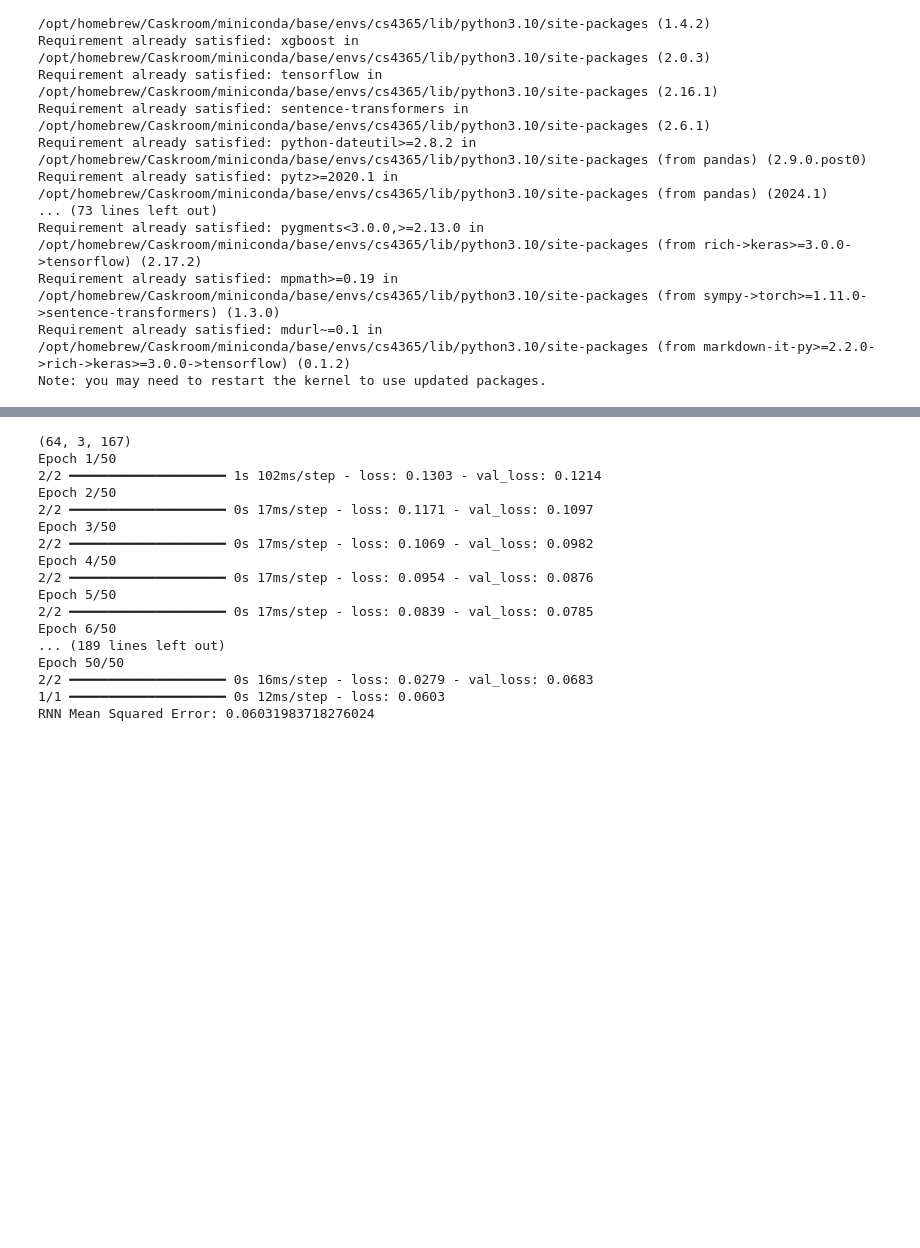
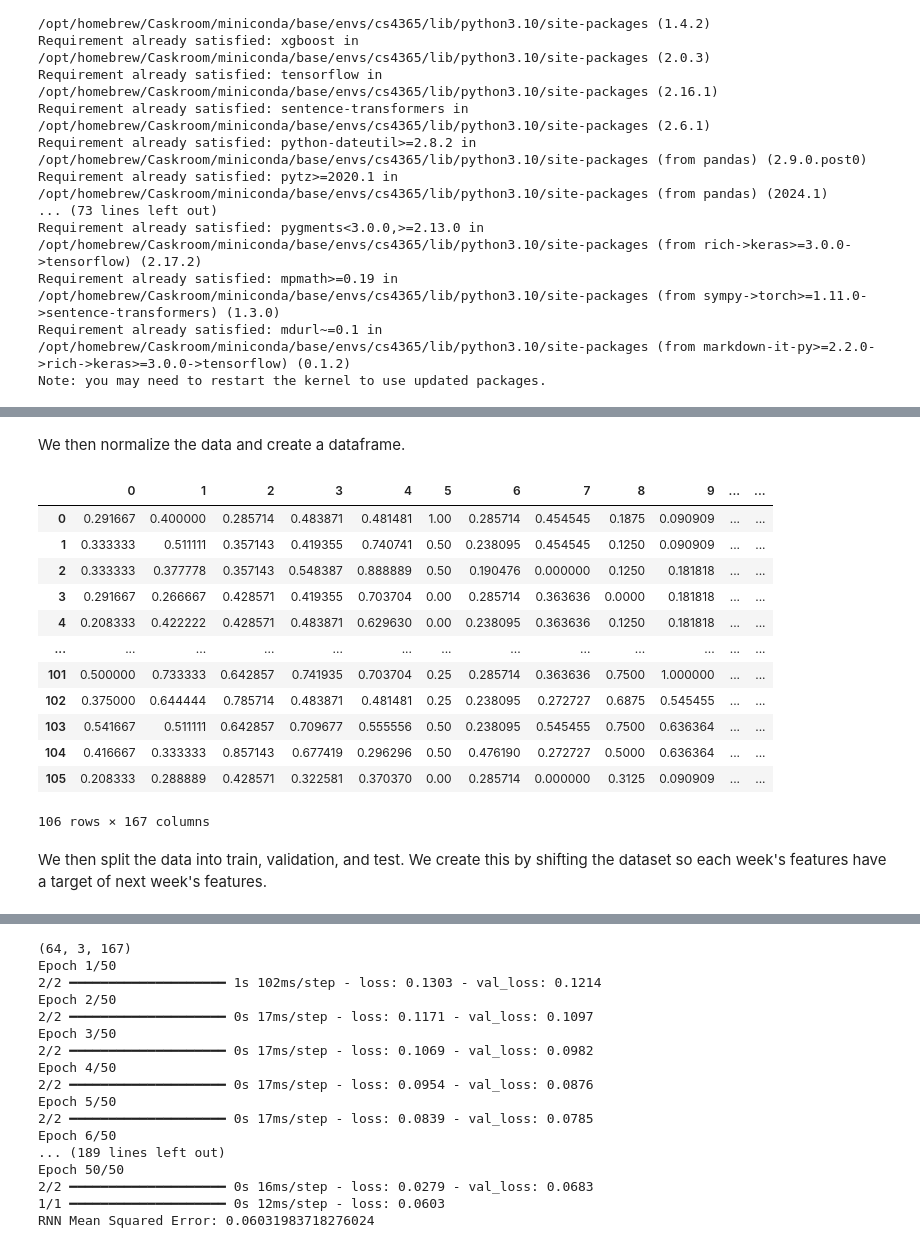
Before and after one commit to akaashdash/TrendCart, a Jupyter notebook: project.ipynb, the cells around one changed output, grey strips where cells are left out. Saved outputs shown, nothing was run; the diff lists cells and outputs as text; code cells hidden in the pictures; blank space fills up the shorter version.

```diff
--- a/project.ipynb
+++ b/project.ipynb
@@ -197 +89,28 @@ We then train several models to see which is best.
+# %% [markdown]
+We then normalize the data and create a dataframe.
+# %%
+# Normalize data
+scaler = MinMaxScaler()
+scaled_data = scaler.fit_transform(reshaped_data)
+
+# Create a DataFrame from the scaled data
+data = pd.DataFrame(scaled_data)
+
+data
+# %% [output]
+|  | 0 | 1 | 2 | 3 | 4 | 5 | 6 | 7 | 8 | 9 | ... | ... |
+| 0 | 0.291667 | 0.400000 | 0.285714 | 0.483871 | 0.481481 | 1.00 | 0.285714 | 0.454545 | 0.1875 | 0.090909 | ... | ... |
+| 1 | 0.333333 | 0.511111 | 0.357143 | 0.419355 | 0.740741 | 0.50 | 0.238095 | 0.454545 | 0.1250 | 0.090909 | ... | ... |
+| 2 | 0.333333 | 0.377778 | 0.357143 | 0.548387 | 0.888889 | 0.50 | 0.190476 | 0.000000 | 0.1250 | 0.181818 | ... | ... |
+| 3 | 0.291667 | 0.266667 | 0.428571 | 0.419355 | 0.703704 | 0.00 | 0.285714 | 0.363636 | 0.0000 | 0.181818 | ... | ... |
+| 4 | 0.208333 | 0.422222 | 0.428571 | 0.483871 | 0.629630 | 0.00 | 0.238095 | 0.363636 | 0.1250 | 0.181818 | ... | ... |
+| ... | ... | ... | ... | ... | ... | ... | ... | ... | ... | ... | ... | ... |
+| 101 | 0.500000 | 0.733333 | 0.642857 | 0.741935 | 0.703704 | 0.25 | 0.285714 | 0.363636 | 0.7500 | 1.000000 | ... | ... |
+| 102 | 0.375000 | 0.644444 | 0.785714 | 0.483871 | 0.481481 | 0.25 | 0.238095 | 0.272727 | 0.6875 | 0.545455 | ... | ... |
+| 103 | 0.541667 | 0.511111 | 0.642857 | 0.709677 | 0.555556 | 0.50 | 0.238095 | 0.545455 | 0.7500 | 0.636364 | ... | ... |
+| 104 | 0.416667 | 0.333333 | 0.857143 | 0.677419 | 0.296296 | 0.50 | 0.476190 | 0.272727 | 0.5000 | 0.636364 | ... | ... |
+| 105 | 0.208333 | 0.288889 | 0.428571 | 0.322581 | 0.370370 | 0.00 | 0.285714 | 0.000000 | 0.3125 | 0.090909 | ... | ... |
+106 rows × 167 columns
+# %% [markdown]
+We then split the data into train, validation, and test. We create this by shifting the dataset so each week's features have a target of next week's features.
 # %%
```
Also changed, not shown: parts of 39 cells of this notebook, 11 other files.
